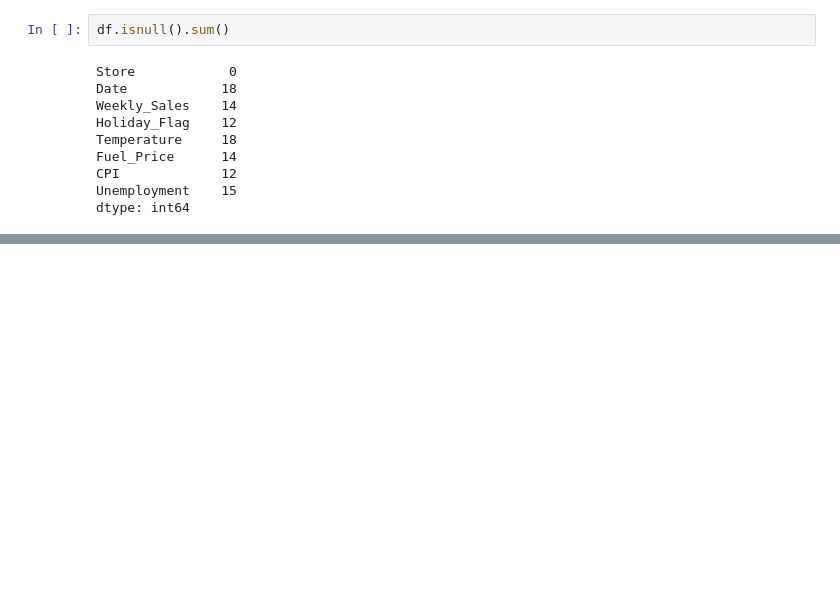
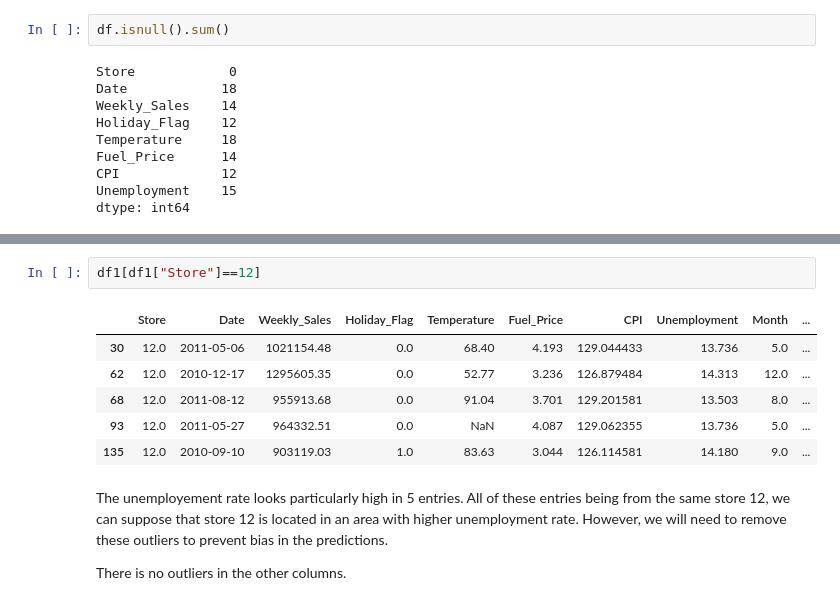
Before and after one commit to myriamgoyet/supervised-machine-learning--walmart-sales, a Jupyter notebook: walmart_project.ipynb, the cells around one changed output, grey strips where cells are left out. Cells and saved outputs as stored; diff of their text form; blank space fills up the shorter version.

```diff
--- a/walmart_project.ipynb
+++ b/walmart_project.ipynb
@@ -109,0 +423,13 @@ px.histogram(df["Weekly_Sales"])
+# %%
+df1[df1["Store"]==12]
+# %% [output]
+|  | Store | Date | Weekly_Sales | Holiday_Flag | Temperature | Fuel_Price | CPI | Unemployment | Month | ... |
+| 30 | 12.0 | 2011-05-06 | 1021154.48 | 0.0 | 68.40 | 4.193 | 129.044433 | 13.736 | 5.0 | ... |
+| 62 | 12.0 | 2010-12-17 | 1295605.35 | 0.0 | 52.77 | 3.236 | 126.879484 | 14.313 | 12.0 | ... |
+| 68 | 12.0 | 2011-08-12 | 955913.68 | 0.0 | 91.04 | 3.701 | 129.201581 | 13.503 | 8.0 | ... |
+| 93 | 12.0 | 2011-05-27 | 964332.51 | 0.0 | NaN | 4.087 | 129.062355 | 13.736 | 5.0 | ... |
+| 135 | 12.0 | 2010-09-10 | 903119.03 | 1.0 | 83.63 | 3.044 | 126.114581 | 14.180 | 9.0 | ... |
+# %% [markdown]
+The unemployement rate looks particularly high in 5 entries. All of these entries being from the same store 12, we can suppose that store 12 is located in an area with higher unemployment rate. However, we will need to remove these outliers to prevent bias in the predictions.
+
+There is no outliers in the other columns.
```
Also changed, not shown: parts of 75 cells of this notebook.
